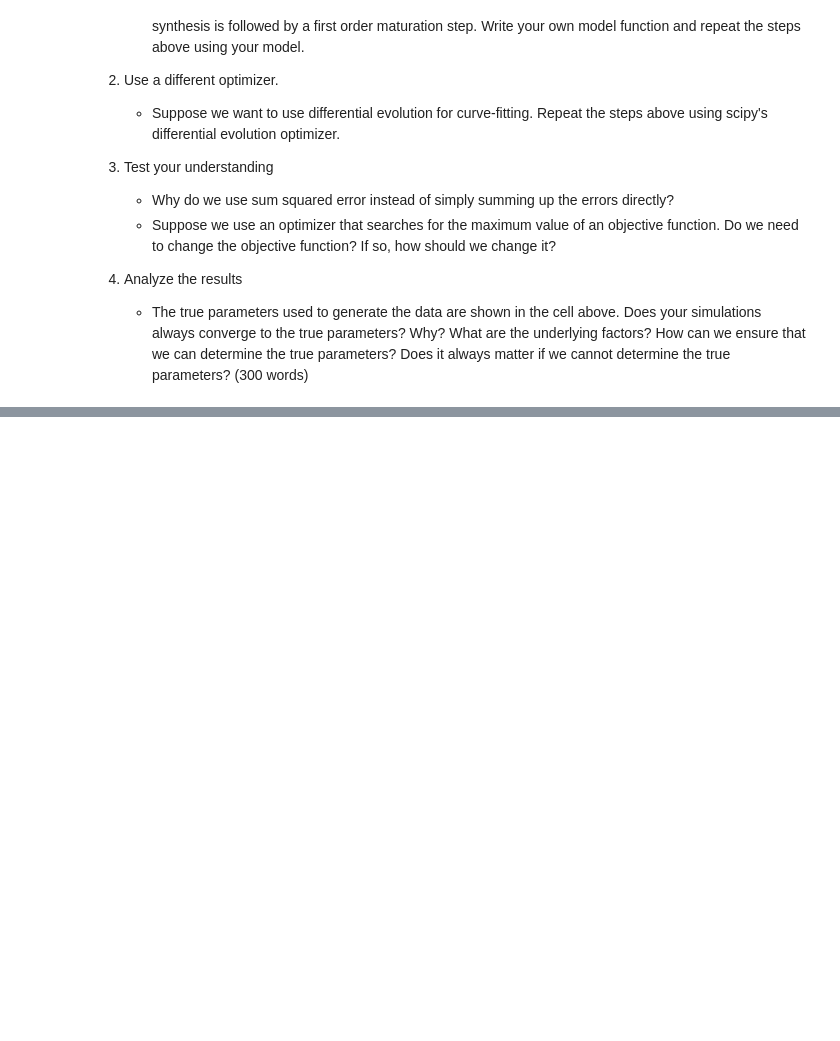
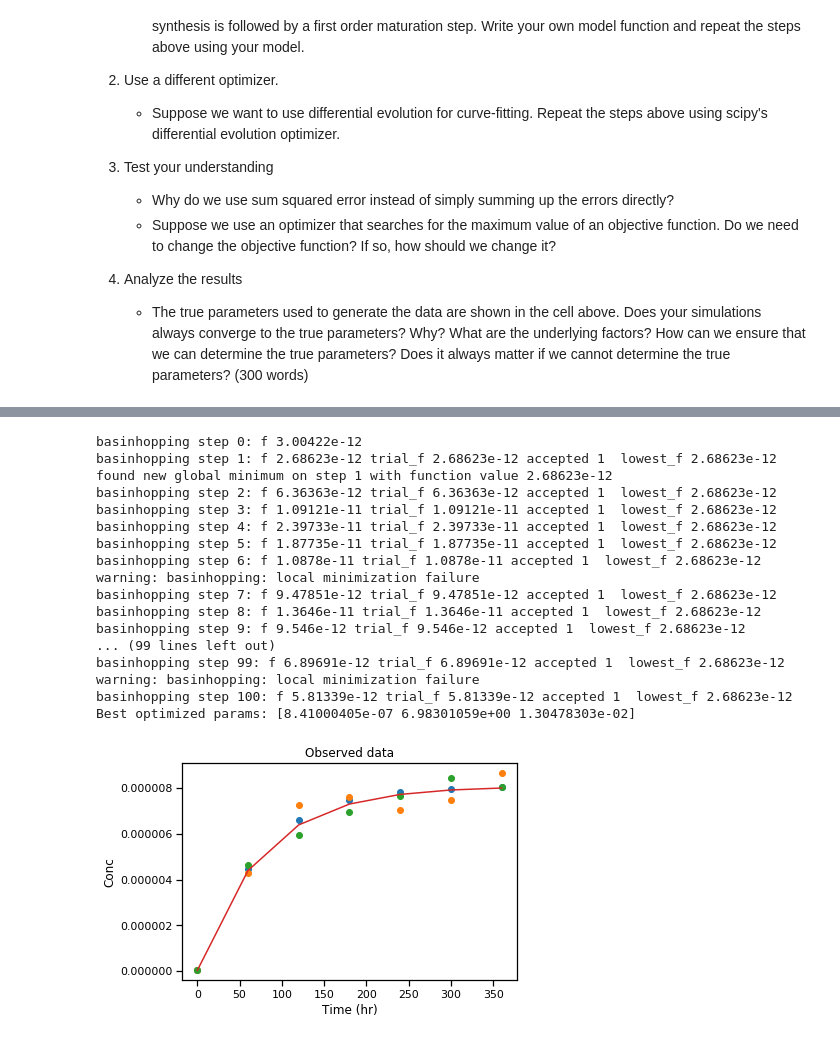
Before and after one commit to wilbertloh/Resources, a Jupyter notebook: Introduction to Curve-Fitting.ipynb, the cells around one changed output, grey strips where cells are left out. Drawn from its saved outputs; the diff is of its cells as text; code cells hidden in the pictures; blank space fills up the shorter version.

```diff
--- a/Introduction to Curve-Fitting.ipynb
+++ b/Introduction to Curve-Fitting.ipynb
@@ -238,0 +201,79 @@ differential_evolution step 69: f(x)= 2.62532e-12
+# %%
+# Question 1a:
+def model_singleEqn(y, t, ind, params):
+    prot = y[0]
+
+    inducer = ind
+    synp    = params[0]
+    k_ind   = params[1]
+    mu      = params[2]
+
+    dprot = synp*(inducer)/(inducer+k_ind)-mu*prot
+
+    return np.array([dprot])
+
+
+values1  = {'synp'    : 2e-5,
+            'k_ind'   : 12,
+            'mu'      : 0.015
+          }
+params     = list(values1.values())
+
+y_init  = [2.5e-8]
+
+inducer = 1
+
+def get_SSE(tspan, y_data, inducer, params):
+    model_data = odeint(model_singleEqn, y_init, tspan, args=tuple([inducer, params]))
+    y_model    = model_data[:,0]
+
+    SSE = 0
+    for column in y_data:
+        SSE += np.sum((y_data[column]-y_model)**2)
+
+    return SSE
+
+
+def objective_function_wrapper(tspan, y_data, inducer):
+    def helper(params):
+        return get_SSE(tspan, y_data, inducer, params)
+    return helper
+
+#This function now takes in the params as the sole argument and returns the SSE.
+objective_function = objective_function_wrapper(tspan, y_data, inducer)
+
+
+#Run optimizer.
+result = basinhopping(objective_function, x0=params, niter=100, disp=True,
+                      take_step=take_step)
+best_params = list(result.x)
+print('Best optimized params:', result.x)
+
+
+model_data = odeint(model_singleEqn, y_init, tspan, args=tuple([inducer, best_params]))
+y_model    = model_data[:,0]
+
+figQ1 = plt.figure()
+axQ1  = figQ1.add_subplot(1,1,1)
+axQ1.plot(tspan, y_data,'o')
+axQ1.plot(tspan, y_model)
+setting = axQ1.set(title='Observed data', xlabel='Time (hr)', ylabel='Conc')
+# %% [output]
+basinhopping step 0: f 3.00422e-12
+basinhopping step 1: f 2.68623e-12 trial_f 2.68623e-12 accepted 1  lowest_f 2.68623e-12
+found new global minimum on step 1 with function value 2.68623e-12
+basinhopping step 2: f 6.36363e-12 trial_f 6.36363e-12 accepted 1  lowest_f 2.68623e-12
+basinhopping step 3: f 1.09121e-11 trial_f 1.09121e-11 accepted 1  lowest_f 2.68623e-12
+basinhopping step 4: f 2.39733e-11 trial_f 2.39733e-11 accepted 1  lowest_f 2.68623e-12
+basinhopping step 5: f 1.87735e-11 trial_f 1.87735e-11 accepted 1  lowest_f 2.68623e-12
+basinhopping step 6: f 1.0878e-11 trial_f 1.0878e-11 accepted 1  lowest_f 2.68623e-12
+warning: basinhopping: local minimization failure
+basinhopping step 7: f 9.47851e-12 trial_f 9.47851e-12 accepted 1  lowest_f 2.68623e-12
+basinhopping step 8: f 1.3646e-11 trial_f 1.3646e-11 accepted 1  lowest_f 2.68623e-12
+basinhopping step 9: f 9.546e-12 trial_f 9.546e-12 accepted 1  lowest_f 2.68623e-12
+... (99 lines left out)
+basinhopping step 99: f 6.89691e-12 trial_f 6.89691e-12 accepted 1  lowest_f 2.68623e-12
+warning: basinhopping: local minimization failure
+basinhopping step 100: f 5.81339e-12 trial_f 5.81339e-12 accepted 1  lowest_f 2.68623e-12
+Best optimized params: [8.41000405e-07 6.98301059e+00 1.30478303e-02]
+[figure, added]
```
Also changed, not shown: parts of 17 cells of this notebook.
